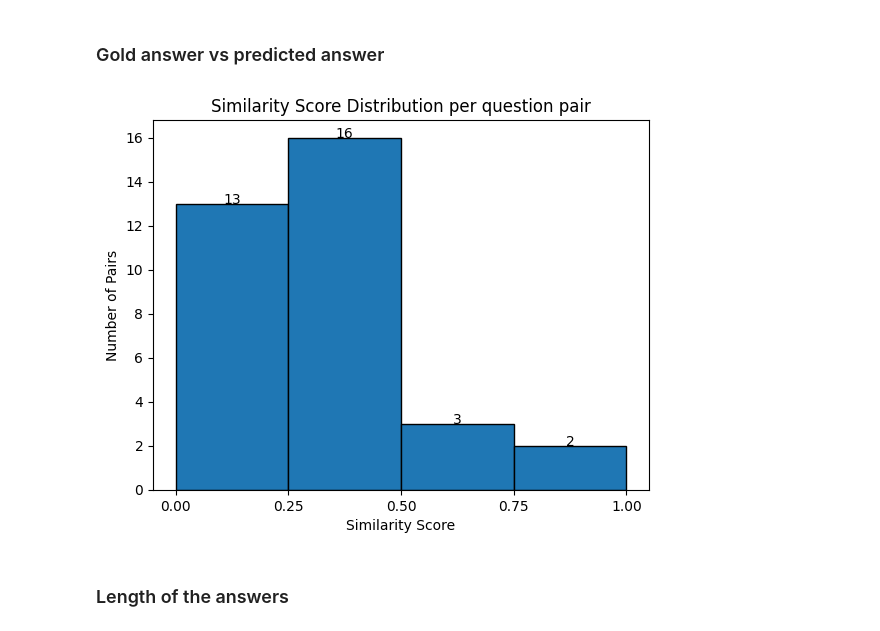
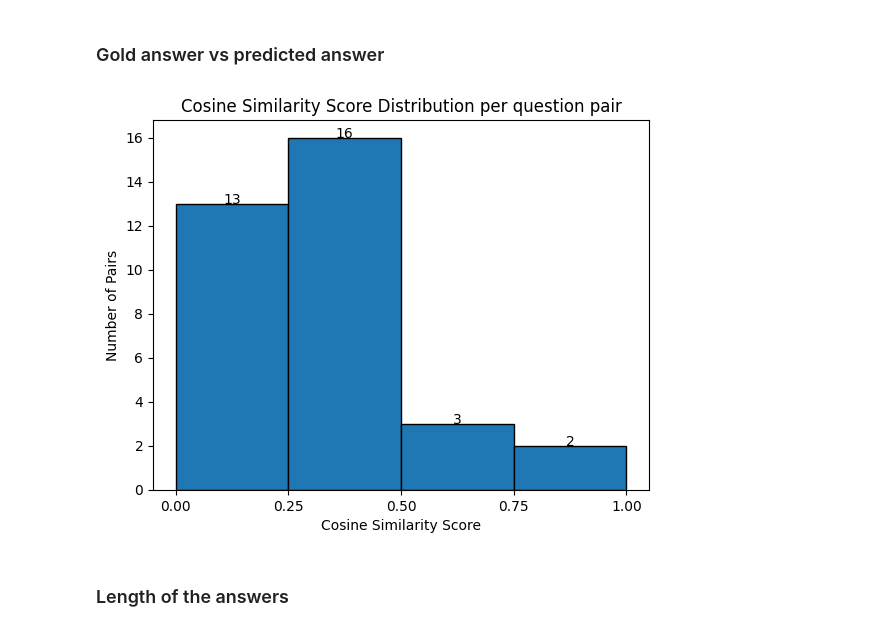
Before and after one commit to davidfrisch/swiftmail, a Jupyter notebook: benchmarking/notebooks/2_benchmarking_answers_results.ipynb, the cells around one changed output. Saved outputs shown, nothing was run; the diff lists cells and outputs as text; code cells hidden in the pictures.

```diff
--- a/benchmarking/notebooks/2_benchmarking_answers_results.ipynb
+++ b/benchmarking/notebooks/2_benchmarking_answers_results.ipynb
@@ -75,36 +77,36 @@ for email_name in data_answers["results"]:
     for question in email:
         generated_answer = question["generated_answer"]
         gold_answer = question["gold_answer"]
 
         if len(generated_answer) == 0 or len(gold_answer) == 0:
             continue
 
         simalirity_score = compare(generated_answer, gold_answer)
         all_pairs.append({
             "generated_answer": generated_answer,
             "gold_answer": gold_answer,
             "score": simalirity_score
         })
 
 bins = [0, 0.25, 0.5, 0.75, 1]
 
 counts, _, _ = plt.hist(
     [pair["score"] for pair in all_pairs],
     bins=bins,
     edgecolor='black',
 )
 
-plt.title("Similarity Score Distribution per question pair")
-plt.xlabel("Similarity Score")
+plt.title("Cosine Similarity Score Distribution per question pair")
+plt.xlabel("Cosine Similarity Score")
 plt.ylabel("Number of Pairs")
 plt.xticks(bins)
 
 for i, v in enumerate(counts):
     plt.text(bins[i] + 0.125, v, f"{int(v)}", ha='center')
 
 plt.show()
 # %% [output]
-[figure, old version]
+[figure, new version]
 # %% [markdown]
 ### Length of the answers
 # %%
```
Also changed, not shown: parts of 1 cell of this notebook, 1 other file.
